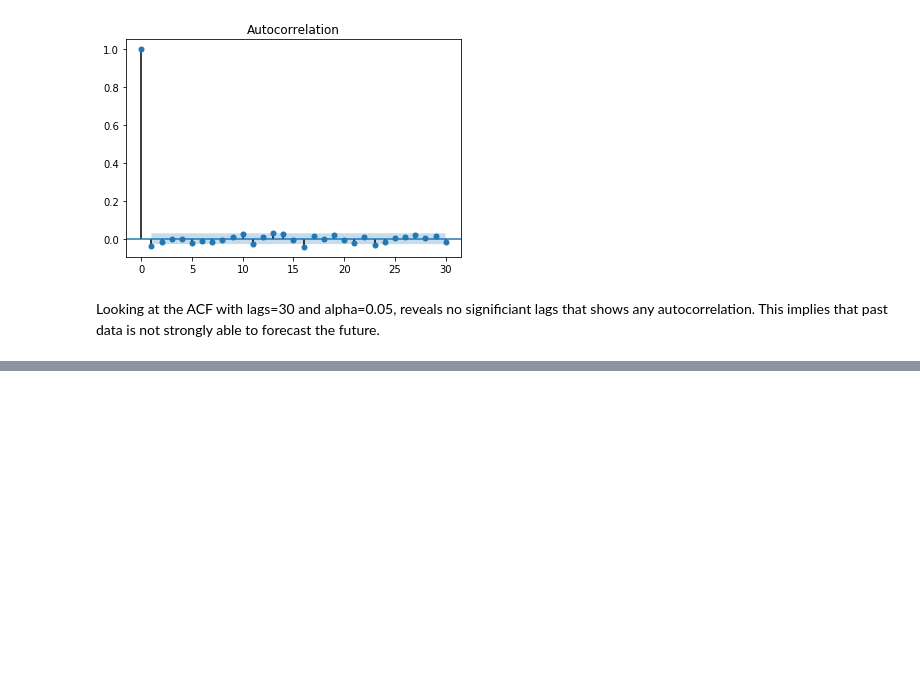
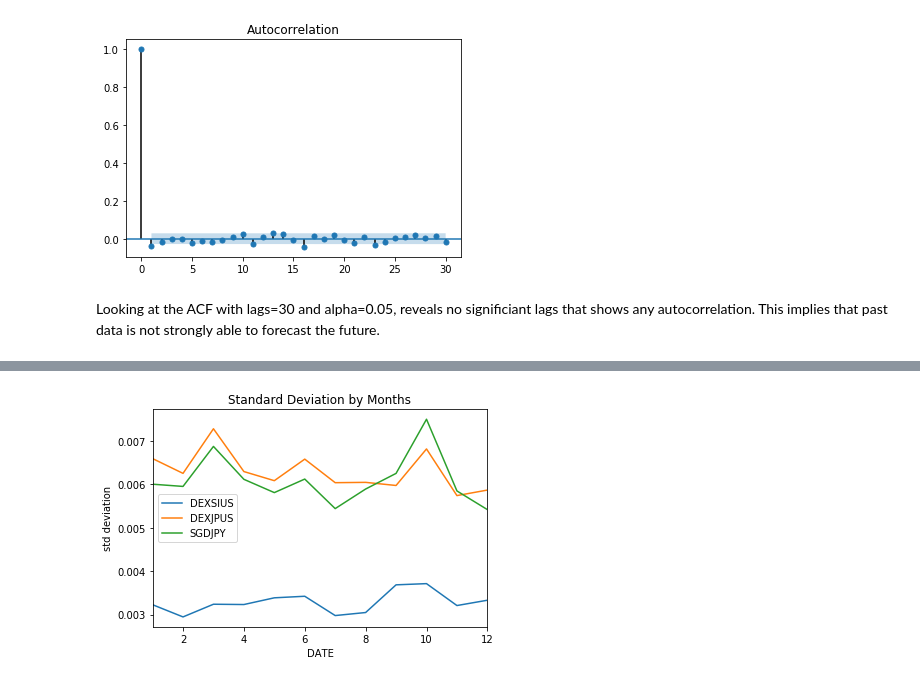
Before and after one commit to goodaccoustics/foreignexchange, a Jupyter notebook: Test for Correlation, Autocorrelation - JPY, SGD, SGDJPY.ipynb, the cells around one changed output, grey strips where cells are left out. Cells and saved outputs as stored; diff of their text form; code cells hidden in the pictures; blank space fills up the shorter version.

```diff
--- a/Time Series, Correlation, Autocorrelation, ACF - JPY, SGD, SGDJPY.ipynb
+++ b/Test for Correlation, Autocorrelation - JPY, SGD, SGDJPY.ipynb
@@ -203,0 +208,6 @@ Looking at the ACF with lags=30 and alpha=0.05, reveals no significiant lags tha
+# %%
+index_months = df_pc.dropna().index.month
+# %%
+# group by months - find the std by months
+df_std_by_months = df_pc.dropna().groupby(index_months).std()
+df_std_by_months
@@ -203,0 +229,6 @@ Looking at the ACF with lags=30 and alpha=0.05, reveals no significiant lags tha
+# %%
+_ = df_std_by_months.plot()
+_ = plt.ylabel('std deviation')
+_ = plt.title('Standard Deviation by Months')
+# %% [output]
+[figure, added]
```
Also changed, not shown: parts of 8 cells of this notebook, 14 other files.
